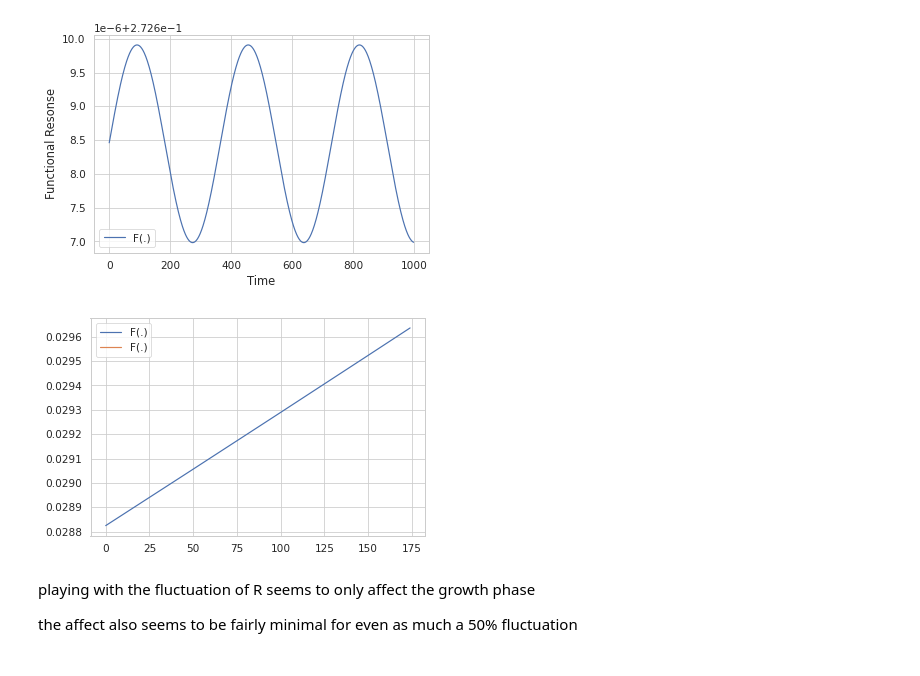
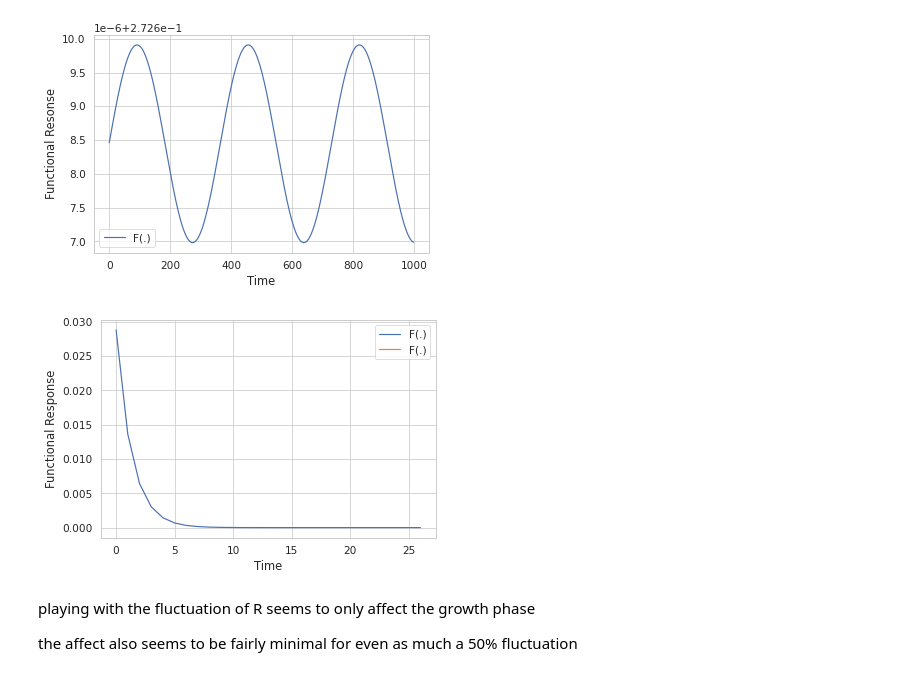
Before and after one commit to Don-Burns/Masters_Project, a Jupyter notebook: code/Supply_Model.ipynb, the cells around one changed output. Drawn from its saved outputs; the diff is of its cells as text; code cells hidden in the pictures.

Commit message:
Added effective consumption graphs

```diff
--- a/code/Supply_Model.ipynb
+++ b/code/Supply_Model.ipynb
@@ -164,15 +208,18 @@ plt.show()
+# %%
+# Parameters
+
+params = {"alpha" : 200, "epsilon" : 0.8,
+          "metabolic_rate" : 17, "conversion_factor" : 0.024,
+          "c" : 0.1, "rho" : 0.75,
+          "Xr" : 10**6, "amp" : 0, "period" : 365, "dimensionality" : "3D"}
 # %%
 # plotting of growth curves of fish with no fluctuation
-# Parameters
-params = {"alpha" : 200, "epsilon" : 0.8,"L_B" : 17*10**-6, "c" : 0.1, "rho" : 0.75,
-          "Xr" : 10**10, "amp" : 0, "period" : 365, "dimensionality" : "3D"}
+
 m0 = 100
 R0 = 0
-time = 10**6.5
+time = 10**5
 
 result = F.plot_supply(m0, R0,time, params)
 mass = result[:,0]
 repro = result[:,1]
-
-print(mass)
 # %% [output]
@@ -235,23 +302,25 @@ plt.show()
 # %%
 ## checking F(.) with growth curve
 import matplotlib.pyplot as plt
 
 time = 10**5
 mass = F.dmdt_integrate(m0, R0, time, params)# growth curve
 
 # check the functional response over growth
 FR = []
 for t, m in enumerate(mass):
     FR.append(F.Fun_Resp(m, Xr = F.Xrt(t, amp=1, period=365, centre=100)))
 
 # FR = FR*mass
 plt.figure()
 plt.plot(np.arange(0, time, 1), FR, label="F(.)")
+plt.xlabel("Time")
+plt.ylabel("Functional Response")
 plt.legend()
 plt.show()
 # print(FR)
 # %% [output]
-[figure, old version]
+[figure, new version]
 # %% [markdown]
 playing with the fluctuation of R seems to only affect the growth phase
 
```
Also changed, not shown: parts of 62 cells of this notebook.
